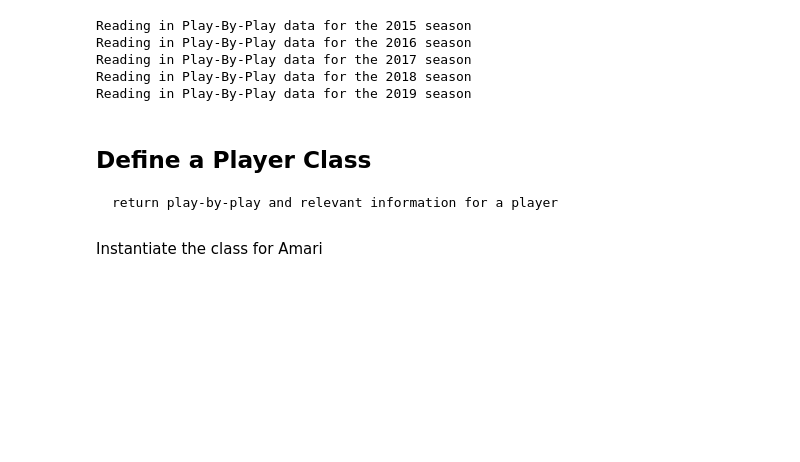
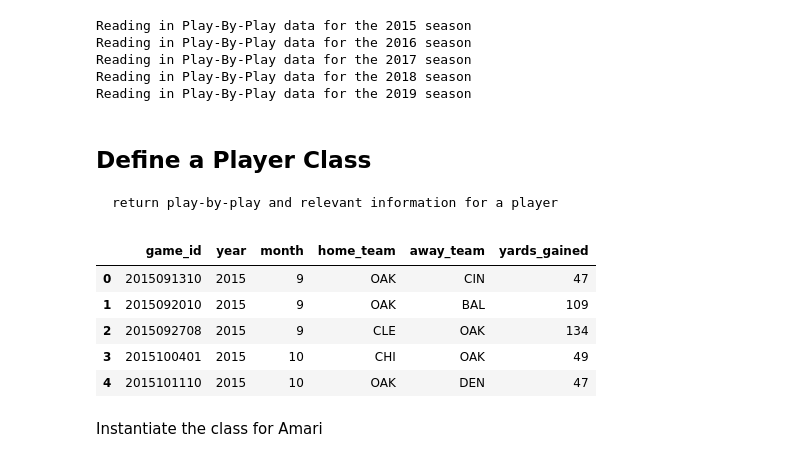
Before and after one commit to mtodisco10/amari, a Jupyter notebook: Amari_EDA.ipynb, the cells around one changed output. Saved outputs shown, nothing was run; the diff lists cells and outputs as text; code cells hidden in the pictures; blank space fills up the shorter version.

```diff
--- a/Amari_EDA.ipynb
+++ b/Amari_EDA.ipynb
@@ -70,6 +70,15 @@ class Player:
     def get_yards_per_game(self, player_pbp_df):
 
         return player_pbp_df.groupby(['game_id','year','month','home_team','away_team'], as_index=False)['yards_gained'].sum()
+# %%
+amari_yds_per_game.head()
+# %% [output]
+|  | game_id | year | month | home_team | away_team | yards_gained |
+| 0 | 2015091310 | 2015 | 9 | OAK | CIN | 47 |
+| 1 | 2015092010 | 2015 | 9 | OAK | BAL | 109 |
+| 2 | 2015092708 | 2015 | 9 | CLE | OAK | 134 |
+| 3 | 2015100401 | 2015 | 10 | CHI | OAK | 49 |
+| 4 | 2015101110 | 2015 | 10 | OAK | DEN | 47 |
 # %% [markdown]
 Instantiate the class for Amari
 # %%
```
Also changed, not shown: parts of 7 cells of this notebook.
